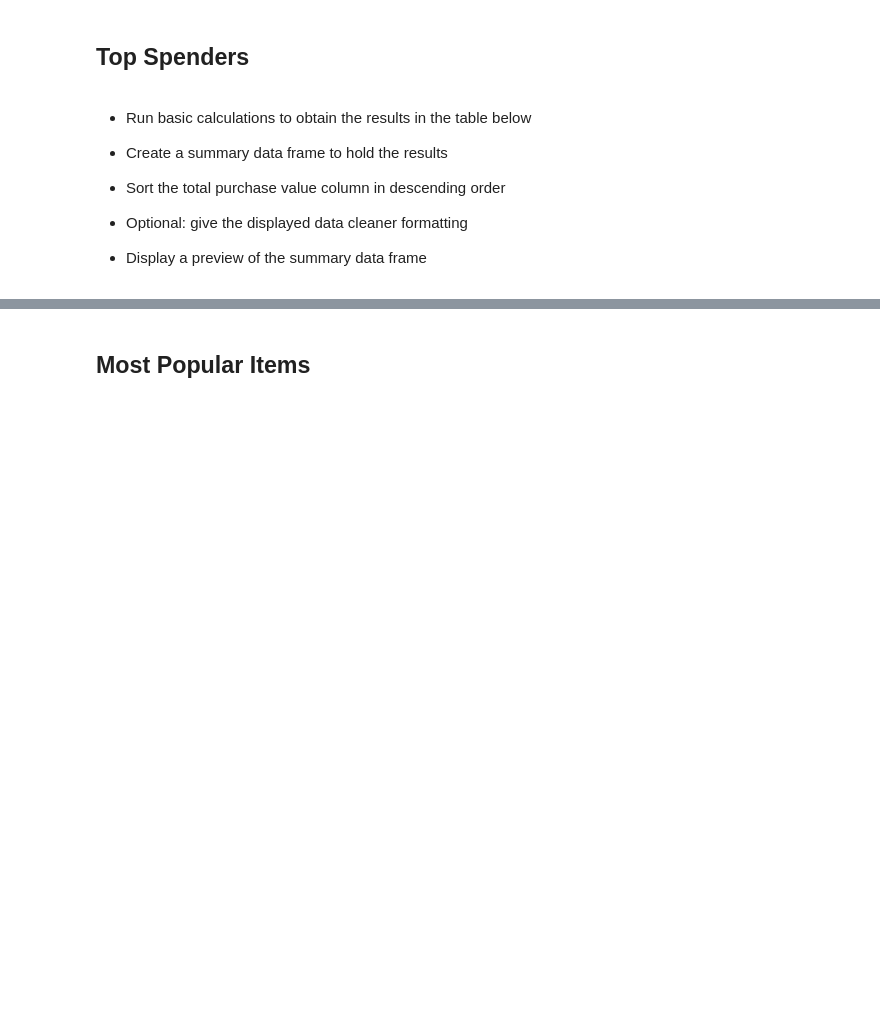
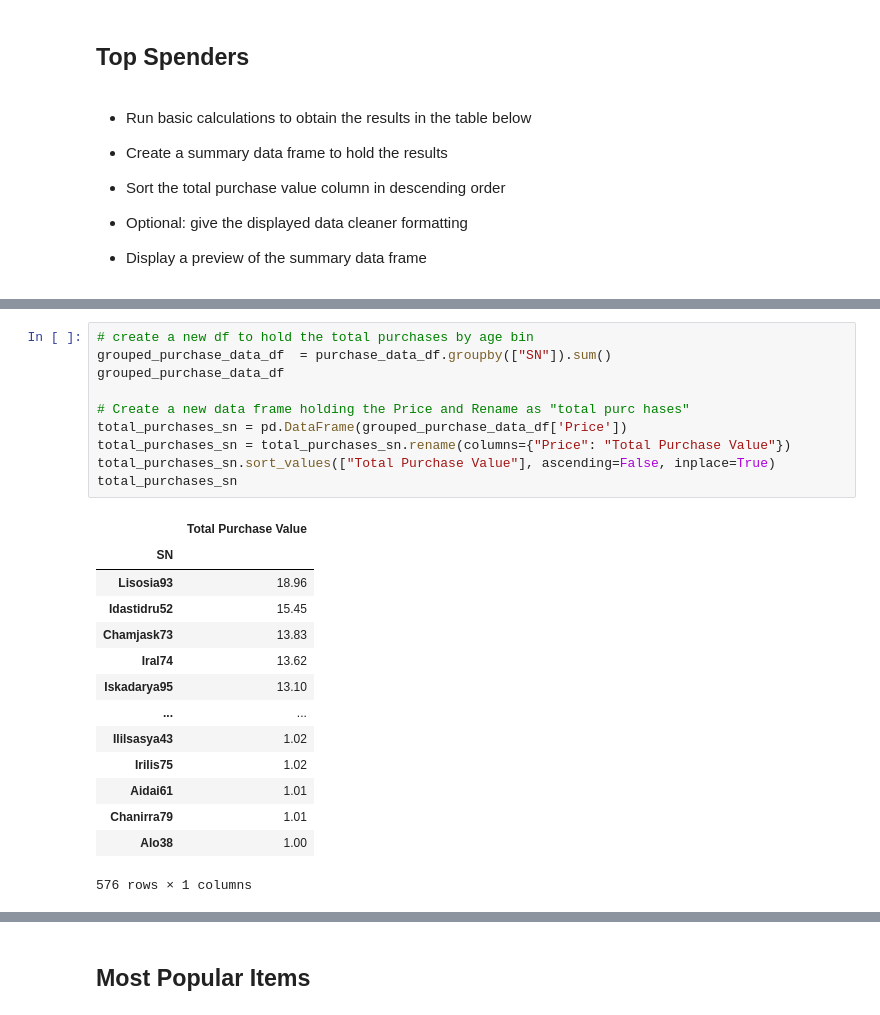
Before and after one commit to benjyms/pandas-challenge, a Jupyter notebook: HeroesOfPymoli/HeroesOfPymoli_starter.ipynb, the cells around one changed output, grey strips where cells are left out. Cells and saved outputs as stored; diff of their text form; blank space fills up the shorter version.

```diff
--- a/HeroesOfPymoli/HeroesOfPymoli_starter.ipynb
+++ b/HeroesOfPymoli/HeroesOfPymoli_starter.ipynb
@@ -433,0 +415,25 @@ merged_purch_age
+# %%
+# create a new df to hold the total purchases by age bin
+grouped_purchase_data_df  = purchase_data_df.groupby(["SN"]).sum()
+grouped_purchase_data_df
+
+# Create a new data frame holding the Price and Rename as "total purc hases"
+total_purchases_sn = pd.DataFrame(grouped_purchase_data_df['Price'])
+total_purchases_sn = total_purchases_sn.rename(columns={"Price": "Total Purchase Value"})
+total_purchases_sn.sort_values(["Total Purchase Value"], ascending=False, inplace=True)
+total_purchases_sn
+# %% [output]
+|  | Total Purchase Value |
+| SN |  |
+| Lisosia93 | 18.96 |
+| Idastidru52 | 15.45 |
+| Chamjask73 | 13.83 |
+| Iral74 | 13.62 |
+| Iskadarya95 | 13.10 |
+| ... | ... |
+| Ililsasya43 | 1.02 |
+| Irilis75 | 1.02 |
+| Aidai61 | 1.01 |
+| Chanirra79 | 1.01 |
+| Alo38 | 1.00 |
+576 rows × 1 columns
```
Also changed, not shown: parts of 8 cells of this notebook.
